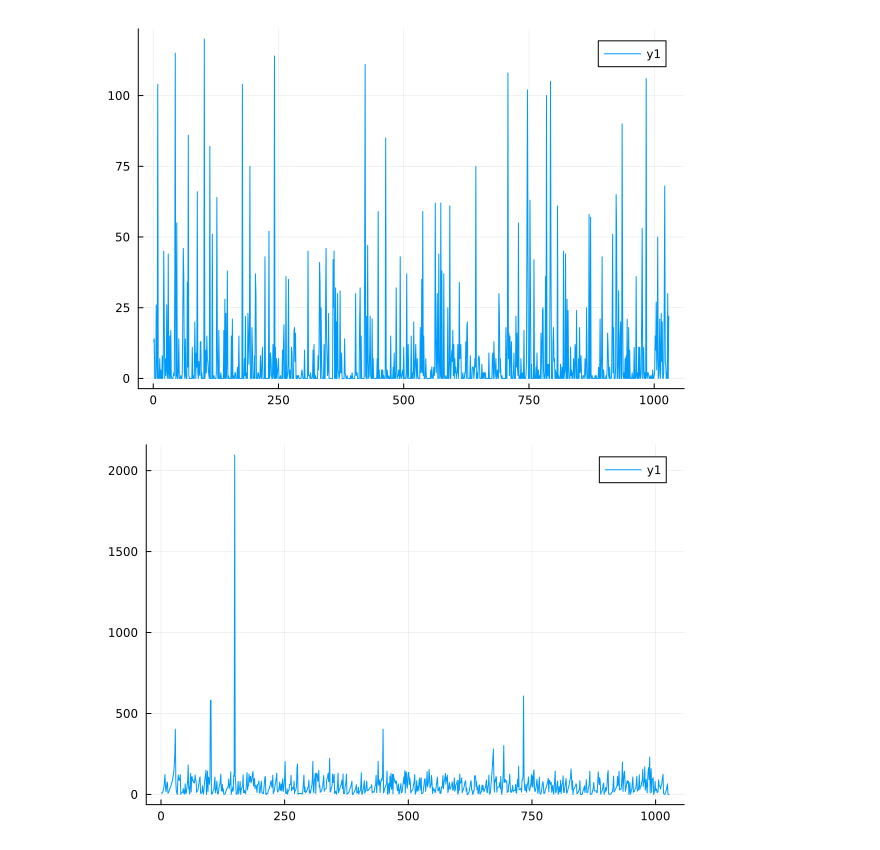
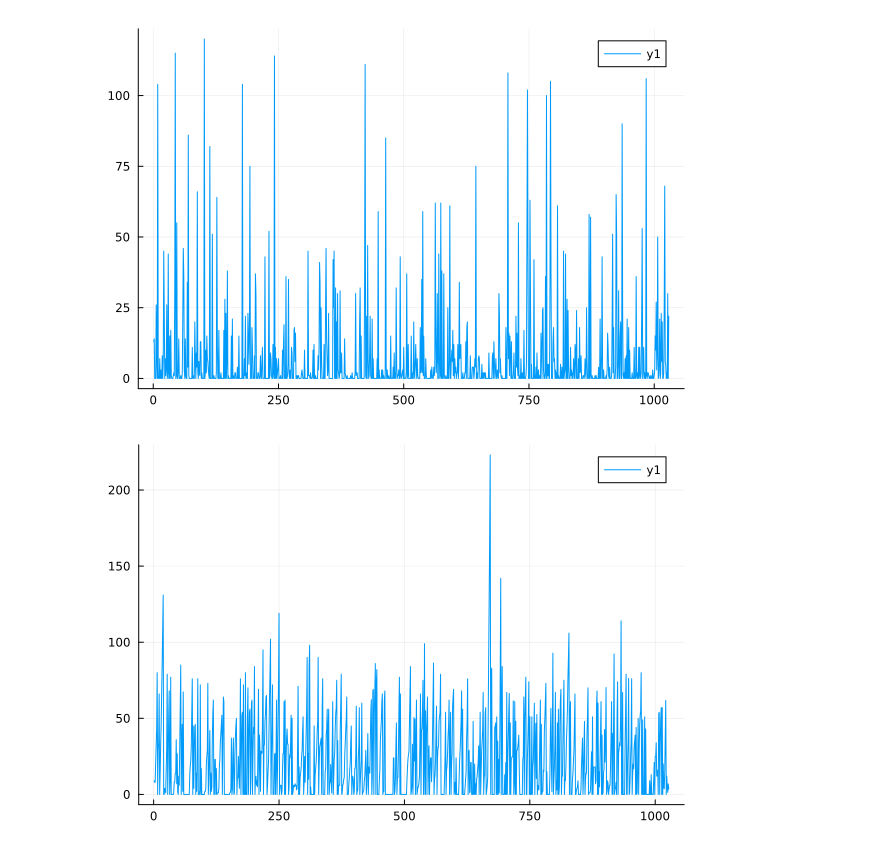
Before and after one commit to anthonynic28/Bus-Optimization, a Jupyter notebook: bus_schedule_model.ipynb, the cells around one changed output. Saved outputs shown, nothing was run; the diff lists cells and outputs as text; code cells hidden in the pictures.

```diff
--- a/bus_schedule_model.ipynb
+++ b/bus_schedule_model.ipynb
@@ -397,6 +717,6 @@ plot(sum.(collect(values(dict_int_Mon_counter_clockwise_timepoint))))
 # %% [output]
 [figure]
 # %%
-plot(sum.(people_left_array))
+plot(sum.(people_left_array_counter_clockwise))
 # %% [output]
-[figure, old version]
+[figure, new version]
```
Also changed, not shown: parts of 47 cells of this notebook.
